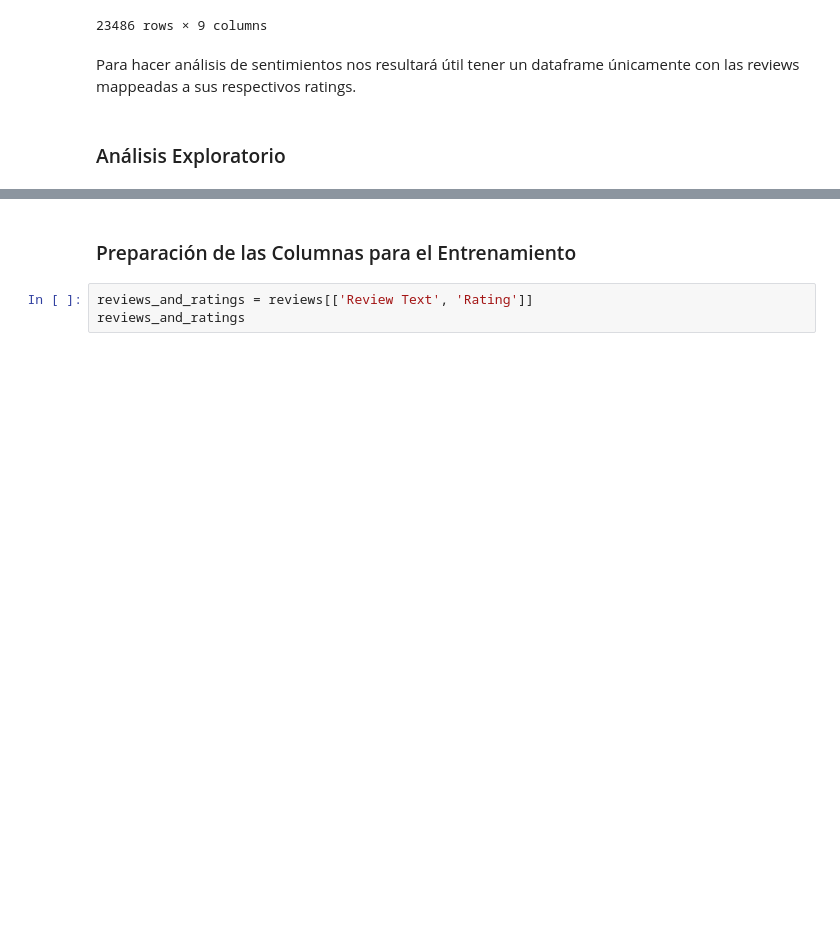
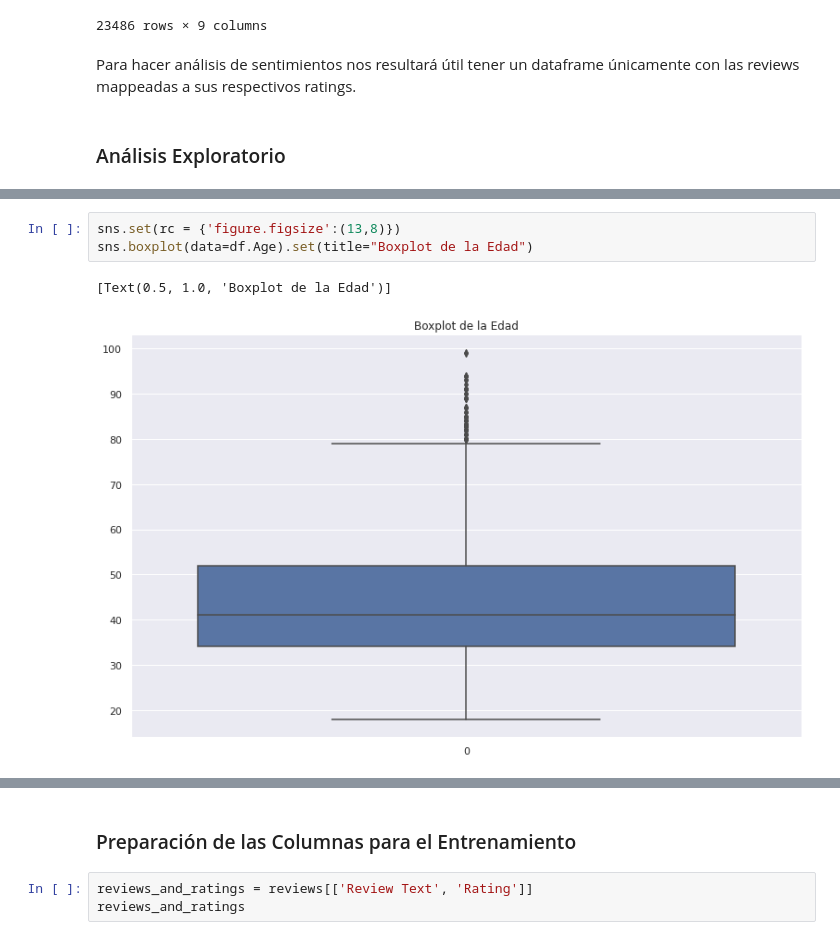
Before and after one commit to Jonathan-R0/TP2-OrganizacionDeDatos, a Jupyter notebook: src/Parte1.ipynb, the cells around one changed output, grey strips where cells are left out. Drawn from its saved outputs; the diff is of its cells as text; blank space fills up the shorter version.

```diff
--- a/src/Parte1.ipynb
+++ b/src/Parte1.ipynb
@@ -100,0 +137,6 @@ df
+# %%
+sns.set(rc = {'figure.figsize':(13,8)})
+sns.boxplot(data=df.Age).set(title="Boxplot de la Edad")
+# %% [output]
+[Text(0.5, 1.0, 'Boxplot de la Edad')]
+[figure, added]
```
Also changed, not shown: parts of 7 cells of this notebook.
